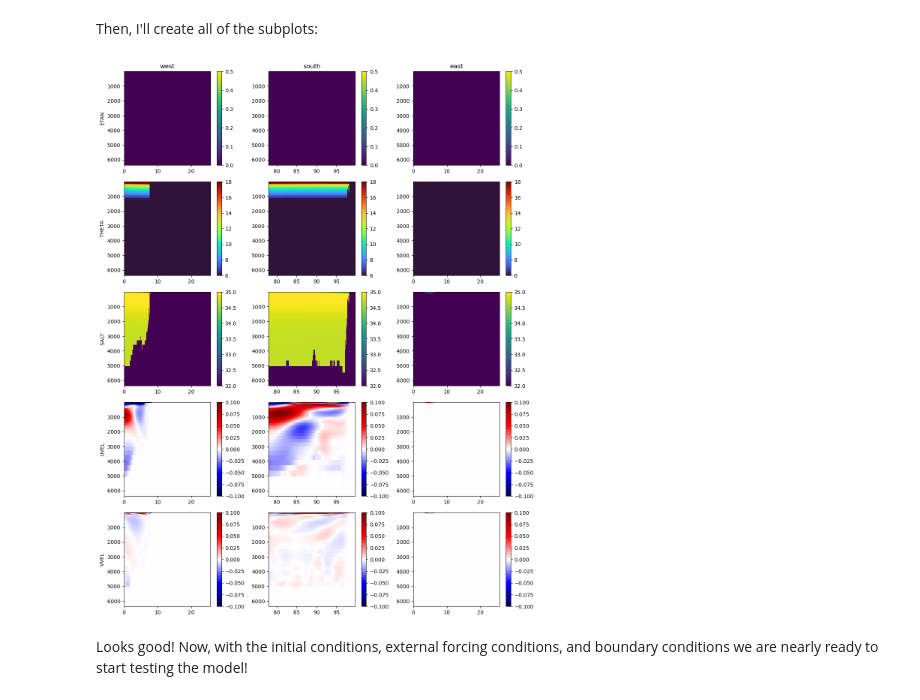
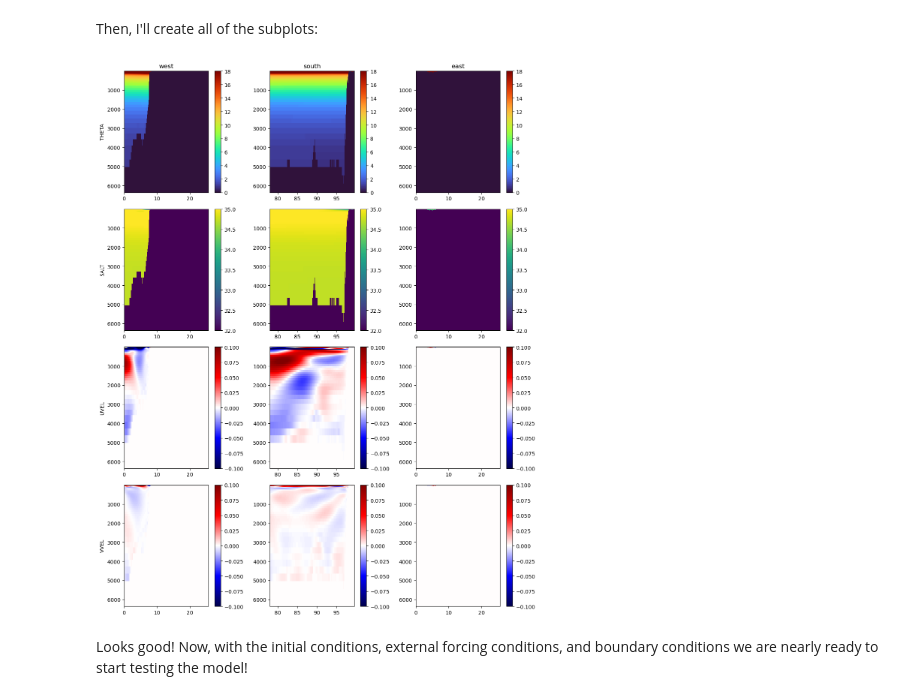
Before and after one commit to ryee752/cs185c_fall2024, a Jupyter notebook: Project/notebook/Creating_the_Boundary_Conditions.ipynb, the cells around one changed output. Drawn from its saved outputs; the diff is of its cells as text; code cells hidden in the pictures.

```diff
--- a/Project/notebook/Creating_the_Boundary_Conditions.ipynb
+++ b/Project/notebook/Creating_the_Boundary_Conditions.ipynb
@@ -190,8 +190,7 @@ year = 2010
 # file_prefix_dict = {'THETA':'THETA_'+str(year)+'.nc'}
 
 # # once tested with the above dict, run and comment with this one
-file_prefix_dict = {'ETAN':'ETAN_2010.nc',
-                    'THETA':'THETA_2010.nc',
+file_prefix_dict = {'THETA':'THETA_2010.nc',
                     'SALT':'SALT_2010.nc',
                     'UVEL':'UVELMASS_2010.nc',
                     'VVEL':'VVELMASS_2010.nc'}
@@ -366,8 +365,7 @@ for boundary in boundary_list:
 ### Step 6: Plotting the Boundary Fields
 Now that the fields have been generated, I will plot them to ensure they look as expected. First, I'll generate some metadata for each one:
 # %%
-meta_dict = {'ETAN':[0, 0.5, 'viridis', 'm'],
-            'THETA':[6, 18, 'turbo', 'm'],
+meta_dict = {'THETA':[0, 18, 'turbo', 'm'],
             'SALT':[32, 35, 'viridis', 'm'],
             'UVEL':[-0.1, 0.1, 'seismic', 'm'],
             'VVEL':[-0.1, 0.1, 'seismic', 'm']}
@@ -376,7 +374,7 @@ Then, I'll create all of the subplots:
 # %%
 fig = plt.figure(figsize=(12,15))
 
-
+timesteps = 12
 plot_counter = 0
 for i in range(len(variable_names)):
     variable_name = variable_names[i]
@@ -391,34 +389,34 @@ for i in range(len(variable_names)):
             if boundary=='west':
                 x = YC[:,1]
             if boundary=='east':
                 x = YC[:,-1]
         else:
             boundary_grid = boundary_grid.reshape((timesteps, np.shape(delR)[0],np.shape(XC)[1]))
             boundary_grid = boundary_grid[0, :, :] # choose just the first timestep for plotting
             if boundary=='north':
                 x = XC[-1,:]
             if boundary=='south':
                 x = XC[1,:]
 
         plot_counter += 1
         plt.subplot(len(variable_names),len(boundary_list),plot_counter)
         C = plt.pcolormesh(x, Z, boundary_grid,
                            vmin=meta_dict[variable_names[i]][0],
                            vmax=meta_dict[variable_names[i]][1],
                            cmap=meta_dict[variable_names[i]][2])
         plt.colorbar(C,fraction=0.26)
         plt.gca().invert_yaxis()
 
         if plot_counter%3==1:
             plt.ylabel(variable_name)
         if plot_counter<4:
             plt.title(boundary)
 
 plt.tight_layout()
 
 plt.show()
 # %% [output]
-[figure, old version]
+[figure, new version]
 # %% [markdown]
 Looks good! Now, with the initial conditions, external forcing conditions, and boundary conditions we are nearly ready to start testing the model!
 # %% [markdown]
```
